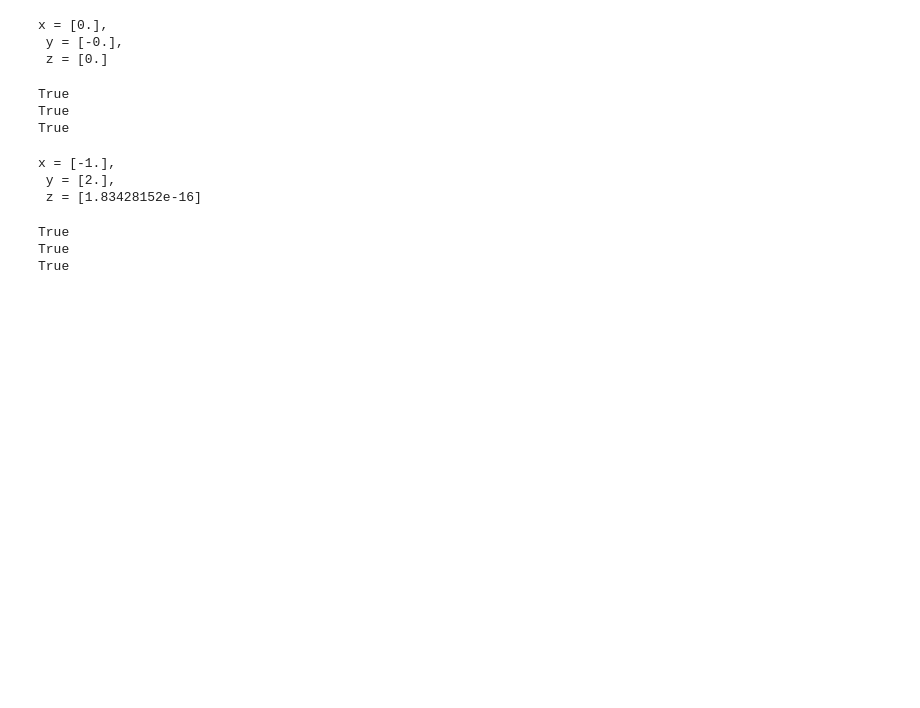
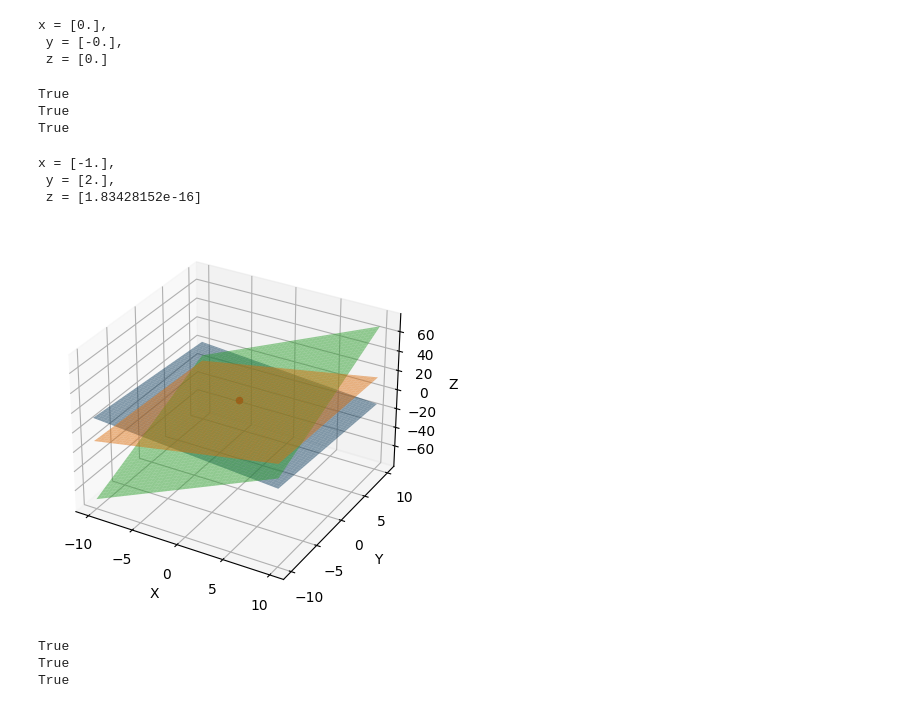
Before and after one commit to dmikan/LinearAlgebra2024, a Jupyter notebook: Classe_1_tâches.ipynb, the cells around one changed output. Drawn from its saved outputs; the diff is of its cells as text; code cells hidden in the pictures; blank space fills up the shorter version.

Commit message:
grafica

```diff
--- a/Classe_1_tâches.ipynb
+++ b/Classe_1_tâches.ipynb
@@ -98,24 +98,53 @@ b = np.array([[3],
 # Resolver el sistema de ecuaciones lineales
 x,y,z = linalg.solve(A, b)
 print(f"x = {x},\n y = {y},\n z = {z}")
-# %%
-# 5. Matriz A, tiene una solución.
-A = np.array([[ +3, +2, +4],
-              [ +5, -1, -3],
-              [+4, +3, -1]])
-
-# Vector b
-b = np.array([[1],
-              [-7],
-              [2]])
-
-# Resolver el sistema de ecuaciones lineales
-x,y,z = linalg.solve(A, b)
-print(f"x = {x},\n y = {y},\n z = {z}")
-# %% [output]
-x = [-1.],
- y = [2.],
- z = [1.83428152e-16]
+# %%
+import matplotlib.pyplot as plt
+from mpl_toolkits.mplot3d import Axes3D
+# 5. Matriz A, tiene una solución.
+A = np.array([[ +3, +2, +4],
+              [ +5, -1, -3],
+              [+4, +3, -1]])
+
+# Vector b
+b = np.array([[1],
+              [-7],
+              [2]])
+
+# Resolver el sistema de ecuaciones lineales
+solucion = linalg.solve(A, b)
+print(f"x = {solucion[0]},\n y = {solucion[1]},\n z = {solucion[2]}")
+x = np.linspace(-10, 10, 100)
+y = np.linspace(-10, 10, 100)
+X, Y = np.meshgrid(x, y)
+
+fig = plt.figure()
+ax = fig.add_subplot(projection='3d')
+
+# Graficar los tres planos
+for i in range(len(A)):
+    a1, a2, a3 = A[i]  # Obtenemos los coeficientes de la fila i-ésima de la matriz A
+    Z = (-a1*X - a2*Y + b[i]) / a3  # z = ( -x - 2y + 5 )/ (-3) Calculamos el Z correspondiente para el plano
+    ax.plot_surface(X, Y, Z, alpha=0.5)
+
+# Graficar la solución
+ax.scatter(solucion[0],
+           solucion[1],
+           solucion[2],
+           color='red')
+
+# Añadir etiquetas
+ax.set_xlabel('X')
+ax.set_ylabel('Y')
+ax.set_zlabel('Z')
+
+# Mostrar la gráfica
+plt.show()
+# %% [output]
+x = [-1.],
+ y = [2.],
+ z = [1.83428152e-16]
+[figure, added]
 # %%
 # comprobación
 print(math.isclose(3*x +2*y +4*z, 1))
```
